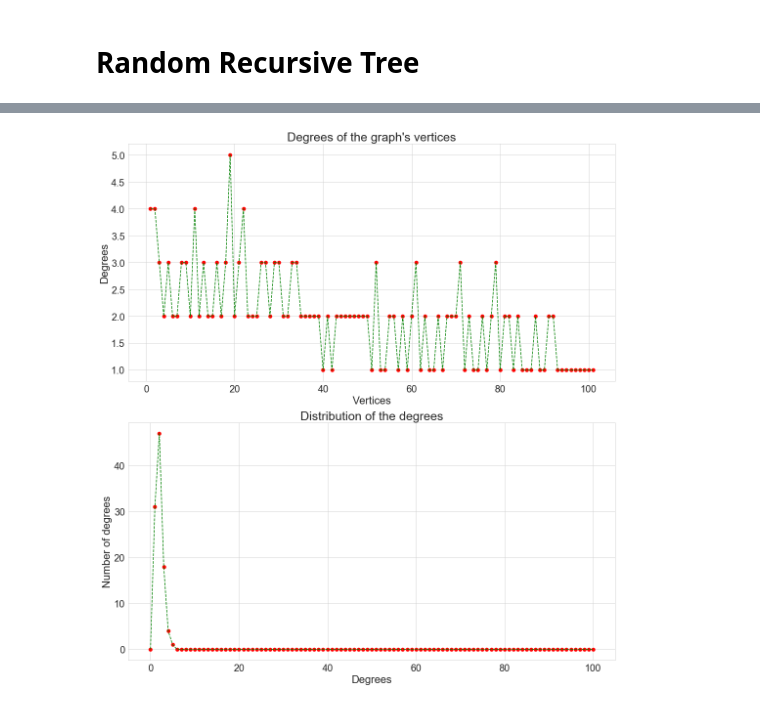
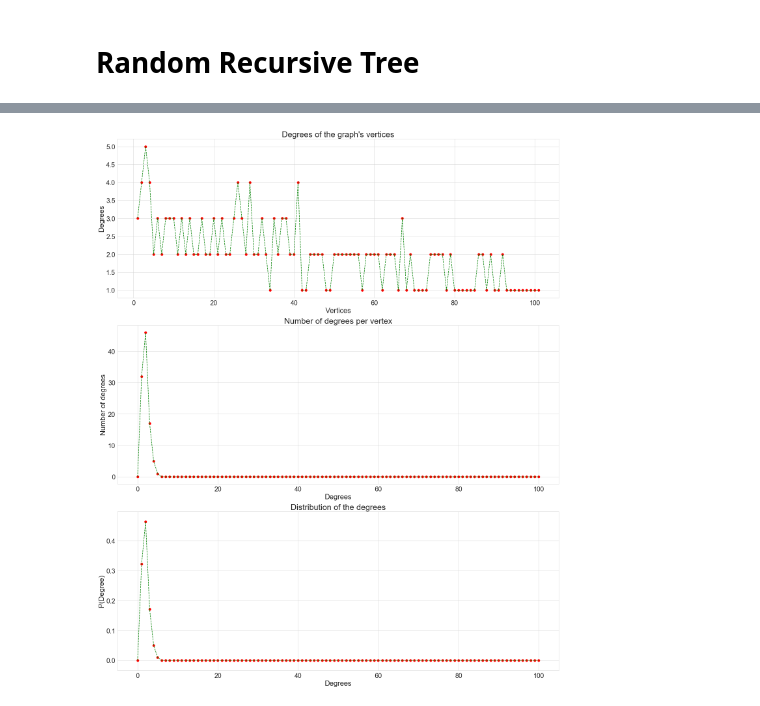
Before and after one commit to masterdesky/ELTE-stochastic-processes-2019, a Jupyter notebook: Lecture 9/Homework 8-9/Stochastic processes - 8-9..ipynb, the cells around one changed output, grey strips where cells are left out. Cells and saved outputs as stored; diff of their text form; code cells hidden in the pictures.

```diff
--- a/Lecture 9/Homework 8-9/Stochastic processes - 8-9..ipynb
+++ b/Lecture 9/Homework 8-9/Stochastic processes - 8-9..ipynb
@@ -77,9 +77,9 @@ def random_recursive_tree(n_edges_rrt):
 n_edges_rrt = 100
 graph_rrt, count_rrt, dist_rrt = random_recursive_tree(n_edges_rrt)
 # %%
-nrows = 2
+nrows = 3
 ncols = 1
-fig, axes = plt.subplots(nrows=nrows, ncols=ncols, figsize=(ncols*15,nrows*8))
+fig, axes = plt.subplots(nrows=nrows, ncols=ncols, figsize=(ncols*20,nrows*8))
 
 titlesize = 25
 axislabelsize = 22
@@ -96,8 +96,14 @@ axes[1].scatter([k for k in range(0, n_edges_rrt+1)],
 axes[1].plot([k for k in range(0, n_edges_rrt+1)],
              dist_rrt, color='green', linestyle='--')
 
+axes[2].scatter([k for k in range(0, n_edges_rrt+1)],
+                dist_rrt/(n_edges_rrt-1), color='red', s=scattersize)
+axes[2].plot([k for k in range(0, n_edges_rrt+1)],
+             dist_rrt/(n_edges_rrt-1), color='green', linestyle='--')
+
 axes[0].set_title('Degrees of the graph\'s vertices', fontsize=titlesize)
-axes[1].set_title('Distribution of the degrees', fontsize=titlesize)
+axes[1].set_title('Number of degrees per vertex', fontsize=titlesize)
+axes[2].set_title('Distribution of the degrees', fontsize=titlesize)
 
 axes[0].set_xlabel('Vertices', fontsize=axislabelsize)
 axes[0].set_ylabel('Degrees', fontsize=axislabelsize)
@@ -105,6 +111,9 @@ axes[0].set_ylabel('Degrees', fontsize=axislabelsize)
 axes[1].set_xlabel('Degrees', fontsize=axislabelsize)
 axes[1].set_ylabel('Number of degrees', fontsize=axislabelsize)
 
+axes[2].set_xlabel('Degrees', fontsize=axislabelsize)
+axes[2].set_ylabel('P(Degree)', fontsize=axislabelsize)
+
 for i in range(0, nrows):
 
     axes[i].tick_params(axis='both', which='major', labelsize=axisticksize)
@@ -195,37 +201,49 @@ graph_apg, count_apg, dist_apg = anti_pref_graph(n_edges_apg)
+# %%
+n_edges_apm = 100
+graph_apm, count_apm, dist_apm = anti_pref_graph(n_edges_apm)
 # %%
-nrows = 2
+nrows = 3
 ncols = 1
-fig, axes = plt.subplots(nrows=nrows, ncols=ncols, figsize=(ncols*15,nrows*8))
+fig, axes = plt.subplots(nrows=nrows, ncols=ncols, figsize=(ncols*20,nrows*8))
 
 titlesize = 25
 axislabelsize = 22
 axisticksize = 20
 scattersize = 50
 
-axes[0].scatter([k for k in range(1, n_edges_apg+2)],
-             count_apg, color='red', s=scattersize)
-axes[0].plot([k for k in range(1, n_edges_apg+2)],
-             count_apg, color='green', linestyle='--')
+axes[0].scatter([k for k in range(1, n_edges_apm+2)],
+             count_apm, color='red', s=scattersize)
+axes[0].plot([k for k in range(1, n_edges_apm+2)],
+             count_apm, color='green', linestyle='--')
 
-axes[1].scatter([k for k in range(0, n_edges_apg+1)],
-                dist_apg, color='red', s=scattersize)
-axes[1].plot([k for k in range(0, n_edges_apg+1)],
-             dist_apg, color='green', linestyle='--')
+axes[1].scatter([k for k in range(0, n_edges_apm+1)],
+                dist_apm, color='red', s=scattersize)
+axes[1].plot([k for k in range(0, n_edges_apm+1)],
+             dist_apm, color='green', linestyle='--')
+
+axes[2].scatter([k for k in range(0, n_edges_apm+1)],
+                dist_apm/(n_edges_apm-1), color='red', s=scattersize)
+axes[2].plot([k for k in range(0, n_edges_apm+1)],
+             dist_apm/(n_edges_apm-1), color='green', linestyle='--')
 
 axes[0].set_title('Degrees of the graph\'s vertices', fontsize=titlesize)
-axes[1].set_title('Distribution of the degrees', fontsize=titlesize)
+axes[1].set_title('Number of degrees per vertex', fontsize=titlesize)
+axes[2].set_title('Distribution of the degrees', fontsize=titlesize)
 
 axes[0].set_xlabel('Vertices', fontsize=axislabelsize)
 axes[0].set_ylabel('Degrees', fontsize=axislabelsize)
 
 axes[1].set_xlabel('Degrees', fontsize=axislabelsize)
 axes[1].set_ylabel('Number of degrees', fontsize=axislabelsize)
 
+axes[2].set_xlabel('Degrees', fontsize=axislabelsize)
+axes[2].set_ylabel('P(Degree)', fontsize=axislabelsize)
+
 for i in range(0, nrows):
 
     axes[i].tick_params(axis='both', which='major', labelsize=axisticksize)
 
 fig.tight_layout()
 plt.show()
 # %% [output]
-[figure, old version]
+[figure, new version]
```
Also changed, not shown: parts of 4 cells of this notebook, 1 other file.
